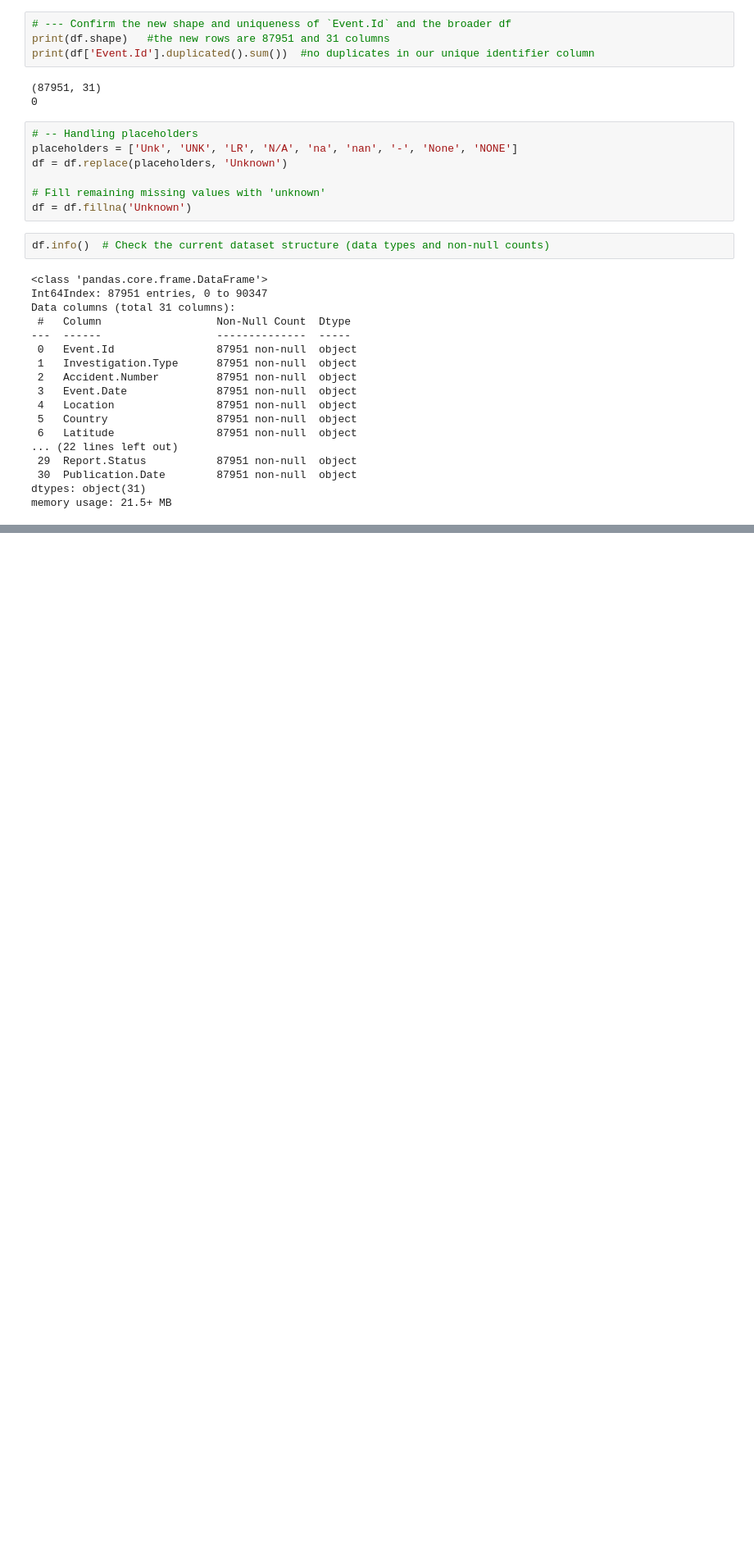
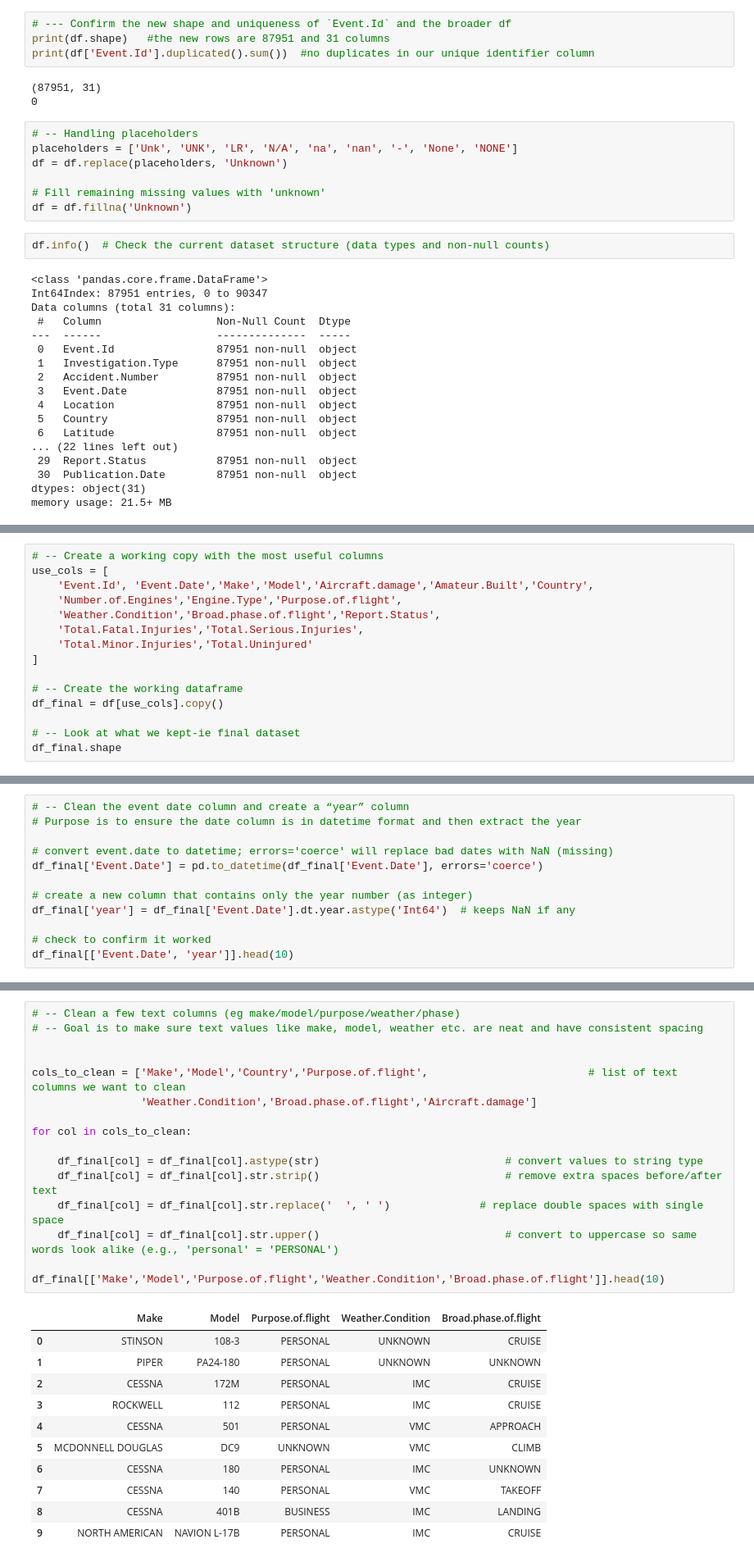
Before and after one commit to Aby-12/Project-One-Abigael-Kariuki, a Jupyter notebook: aviation.ipynb, the cells around one changed output, grey strips where cells are left out. Shown: that part at 82% size. Saved outputs shown, nothing was run; the diff lists cells and outputs as text; blank space fills up the shorter version.

Commit message:
created new DF copy with only useful columns

```diff
--- a/aviation.ipynb
+++ b/aviation.ipynb
@@ -229 +229,16 @@ memory usage: 21.5+ MB
 This is meant to keep things simple for the analysis.
+# %%
+# -- Create a working copy with the most useful columns
+use_cols = [
+    'Event.Id', 'Event.Date','Make','Model','Aircraft.damage','Amateur.Built','Country',
+    'Number.of.Engines','Engine.Type','Purpose.of.flight',
+    'Weather.Condition','Broad.phase.of.flight','Report.Status',
+    'Total.Fatal.Injuries','Total.Serious.Injuries',
+    'Total.Minor.Injuries','Total.Uninjured'
+]
+
+# -- Create the working dataframe
+df_final = df[use_cols].copy()
+
+# -- Look at what we kept-ie final dataset
+df_final.shape
@@ -229,0 +247,12 @@ This is meant to keep things simple for the analysis.
+# %%
+# -- Clean the event date column and create a “year” column
+# Purpose is to ensure the date column is in datetime format and then extract the year
+
+# convert event.date to datetime; errors='coerce' will replace bad dates with NaN (missing)
+df_final['Event.Date'] = pd.to_datetime(df_final['Event.Date'], errors='coerce')
+
+# create a new column that contains only the year number (as integer)
+df_final['year'] = df_final['Event.Date'].dt.year.astype('Int64')  # keeps NaN if any
+
+# check to confirm it worked
+df_final[['Event.Date', 'year']].head(10)
@@ -229,0 +271,28 @@ This is meant to keep things simple for the analysis.
+# %%
+# -- Clean a few text columns (eg make/model/purpose/weather/phase)
+# -- Goal is to make sure text values like make, model, weather etc. are neat and have consistent spacing
+
+
+cols_to_clean = ['Make','Model','Country','Purpose.of.flight',                         # list of text columns we want to clean
+                 'Weather.Condition','Broad.phase.of.flight','Aircraft.damage']
+
+for col in cols_to_clean:
+
+    df_final[col] = df_final[col].astype(str)                             # convert values to string type
+    df_final[col] = df_final[col].str.strip()                             # remove extra spaces before/after text
+    df_final[col] = df_final[col].str.replace('  ', ' ')              # replace double spaces with single space
+    df_final[col] = df_final[col].str.upper()                             # convert to uppercase so same words look alike (e.g., 'personal' = 'PERSONAL')
+
+df_final[['Make','Model','Purpose.of.flight','Weather.Condition','Broad.phase.of.flight']].head(10)
+# %% [output]
+|  | Make | Model | Purpose.of.flight | Weather.Condition | Broad.phase.of.flight |
+| 0 | STINSON | 108-3 | PERSONAL | UNKNOWN | CRUISE |
+| 1 | PIPER | PA24-180 | PERSONAL | UNKNOWN | UNKNOWN |
+| 2 | CESSNA | 172M | PERSONAL | IMC | CRUISE |
+| 3 | ROCKWELL | 112 | PERSONAL | IMC | CRUISE |
+| 4 | CESSNA | 501 | PERSONAL | VMC | APPROACH |
+| 5 | MCDONNELL DOUGLAS | DC9 | UNKNOWN | VMC | CLIMB |
+| 6 | CESSNA | 180 | PERSONAL | IMC | UNKNOWN |
+| 7 | CESSNA | 140 | PERSONAL | VMC | TAKEOFF |
+| 8 | CESSNA | 401B | BUSINESS | IMC | LANDING |
+| 9 | NORTH AMERICAN | NAVION L-17B | PERSONAL | IMC | CRUISE |
```
Also changed, not shown: parts of 3 cells of this notebook.
